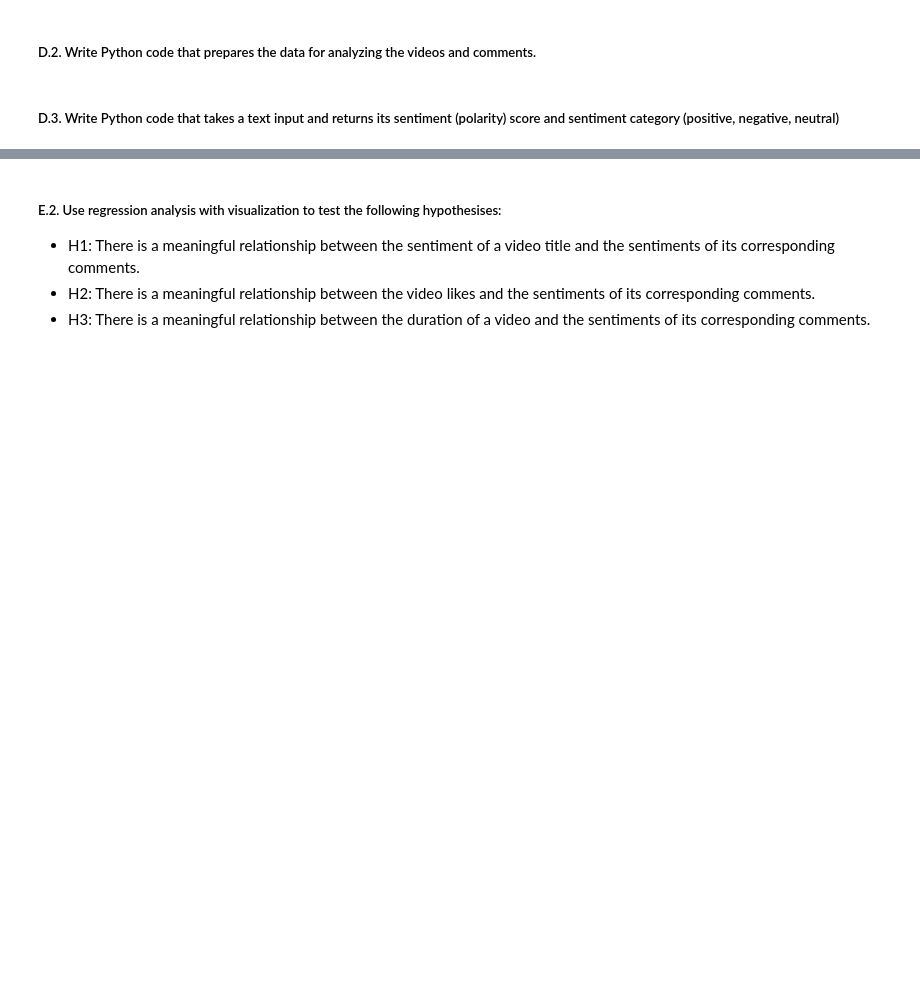
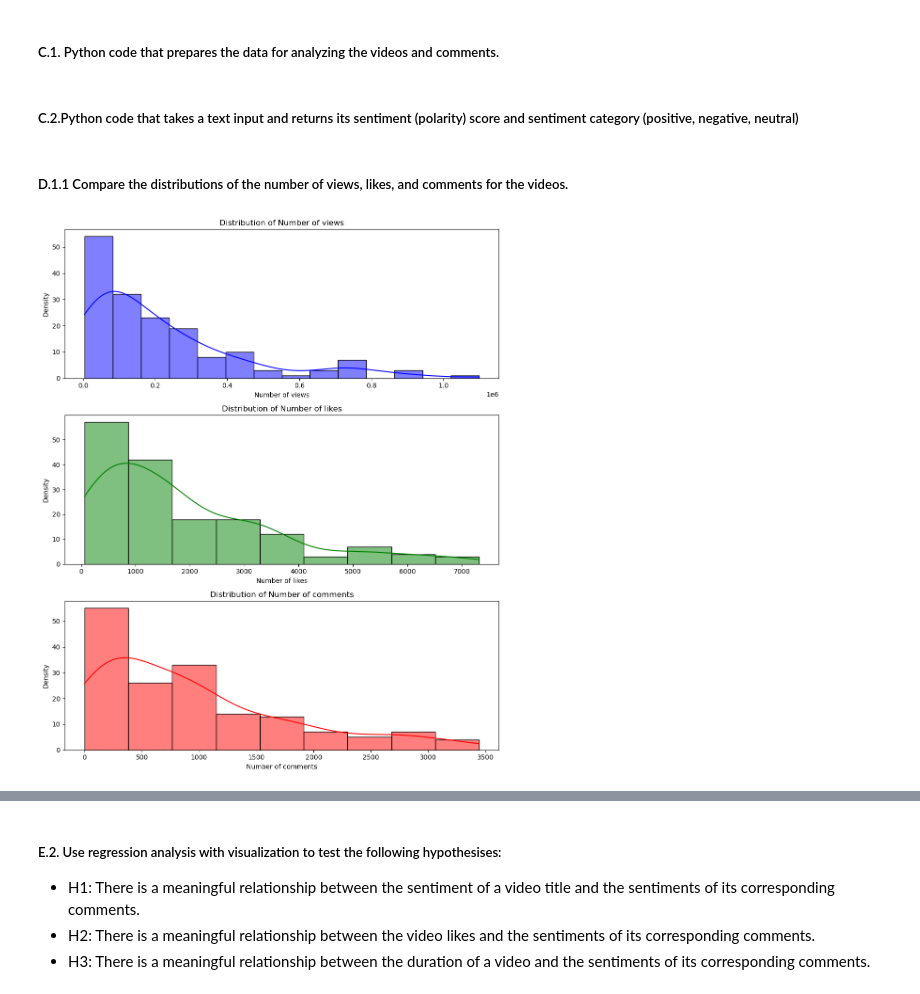
Before and after one commit to hoangsonpham727/Covid-19-News-Analytics, a Jupyter notebook: HD1-resources/main.ipynb, the cells around one changed output, grey strips where cells are left out. Saved outputs shown, nothing was run; the diff lists cells and outputs as text; code cells hidden in the pictures; blank space fills up the shorter version.

```diff
--- a/HD1-resources/main.ipynb
+++ b/HD1-resources/main.ipynb
@@ -113,7 +67,7 @@ warnings.filterwarnings('ignore')
 # a basic data cleaning has been performed on the collected data by the clean_data()function in collect.ipynb
 # additionl data cleaning can be added here - if needed
 # %% [markdown]
-##### D.2. Write Python code that prepares the data for analyzing the videos and comments.
+##### C.1. Python code that prepares the data for analyzing the videos and comments.
 # %%
 # A sample code for data preparation has been given below. Feel free to edit when needed
 
@@ -154,7 +108,7 @@ videos = videos_df
 comments = comments_df
 videos_comments = pd.merge(videos,comments, on='video_id', how = 'inner') # merged videos and comments
 # %% [markdown]
-##### D.3. Write Python code that takes a text input and returns its sentiment (polarity) score and sentiment category (positive, negative, neutral)
+##### C.2.Python code that takes a text input and returns its sentiment (polarity) score and sentiment category (positive, negative, neutral)
 # %%
 # This function takes a text input and returns its sentiment (polarity) score
 # If the text is null, it returns 0
@@ -180,3 +134,45 @@ def get_sentiment(text):
             return 'negative'
         else:
             return 'neutral'
+# %% [markdown]
+##### D.1.1 Compare the distributions of the number of views, likes, and comments for the videos.
+# %%
+
+
+# Rename columns
+videos.rename(columns={'view_count': 'number of views',
+                       'like_count': 'number of likes',
+                       'comment_count': 'number of comments'}, inplace=True)
+column_names = ['number of views', 'number of likes', 'number of comments']
+
+# Function to remove outliers using IQR
+def remove_outliers(data, column):
+    Q1 = data[column].quantile(0.25)
+    Q3 = data[column].quantile(0.75)
+    IQR = Q3 - Q1
+    lower_bound = Q1 - 1.5 * IQR
+    upper_bound = Q3 + 1.5 * IQR
+    filtered_data = data[(data[column] >= lower_bound) & (data[column] <= upper_bound)]
+    return filtered_data
+
+# Filter outliers for each column
+filtered_videos = videos.copy()
+for column in column_names:
+    filtered_videos = remove_outliers(filtered_videos, column)
+
+colors = ['blue', 'green', 'red']
+# Create a figure with three subplots using a 3x1 grid
+fig, axes = plt.subplots(3, 1, figsize=(10, 12))
+
+# Loop over the columns and plot a histogram on each subplot
+for i, column in enumerate(column_names):
+    ax = sns.histplot(filtered_videos[column], kde=True, ax=axes[i], color=colors[i])
+    ax.set_title(f'Distribution of {column.capitalize()}')
+    ax.set_xlabel(column.capitalize())
+    ax.set_ylabel('Density')
+plt.tight_layout()
+
+# Customize and display the plot
+plt.show()
+# %% [output]
+[figure, added]
```
Also changed, not shown: parts of 26 cells of this notebook.
